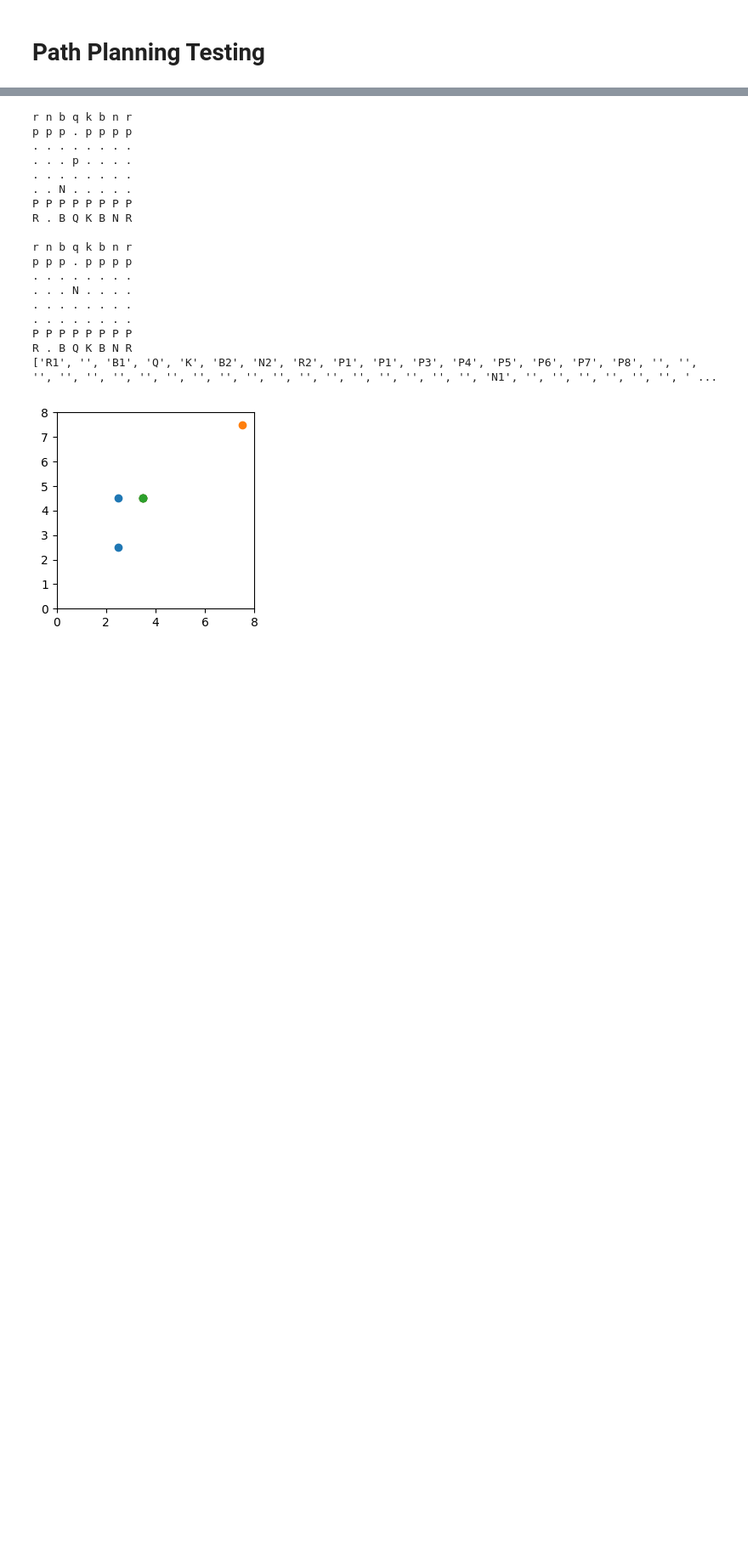
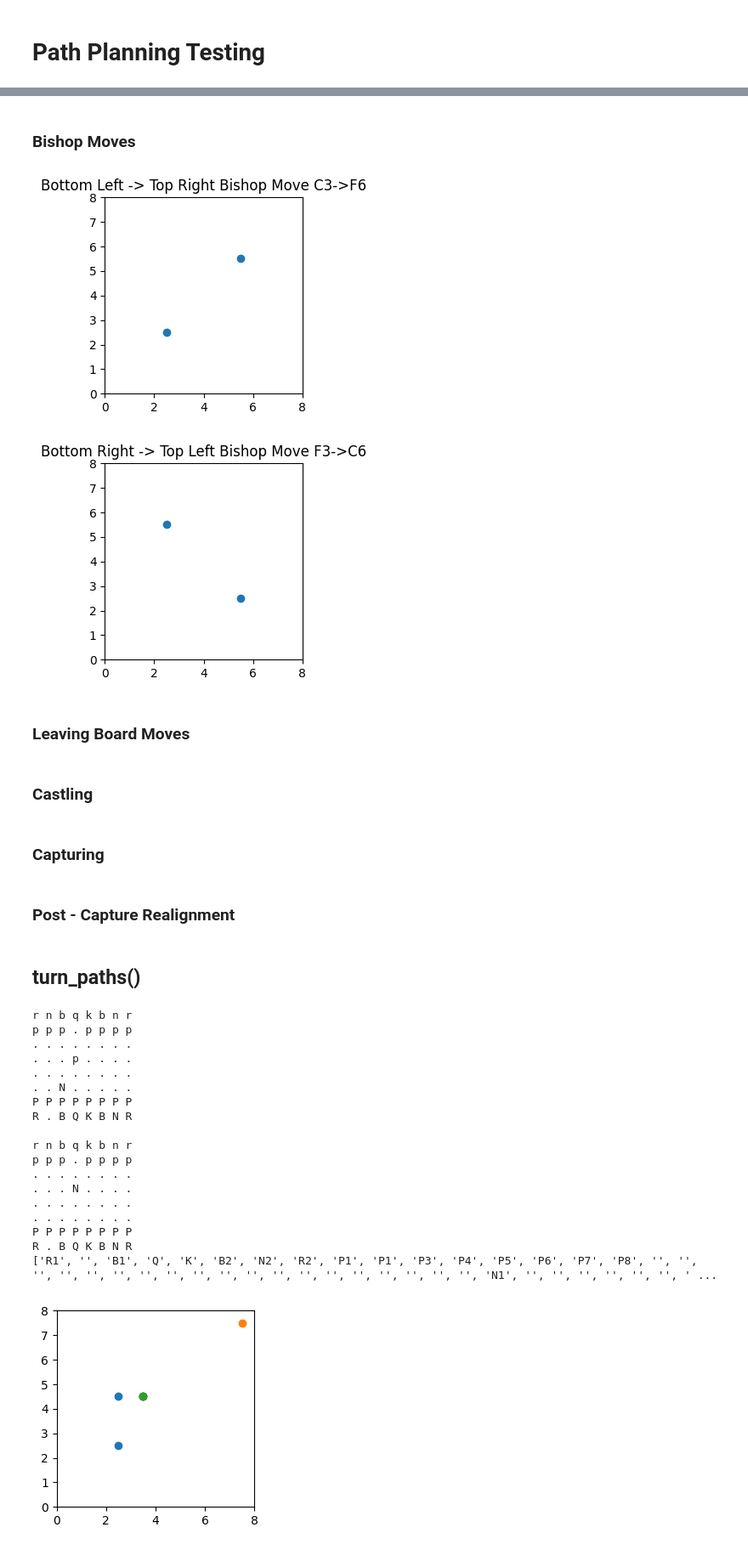
Before and after one commit to Therinzine/arc-wizard-chess, a Jupyter notebook: Fall 2023/PathPlanning/testing.ipynb, the cells around one changed output, grey strips where cells are left out. Shown at 85% size. Saved outputs shown, nothing was run; the diff lists cells and outputs as text; code cells hidden in the pictures; blank space fills up the shorter version.

```diff
--- a/Fall 2023/PathPlanning/testing.ipynb
+++ b/Fall 2023/PathPlanning/testing.ipynb
@@ -27,3 +41,21 @@ AttributeError: 'tuple' object has no attribute 'point'
+# %% [markdown]
+### Bishop Moves
+# %%
+plot_points(planner.single_path(chess.C3, chess.F6), "Bottom Left -> Top Right Bishop Move C3->F6")
+plot_points(planner.single_path(chess.F3, chess.C6), "Bottom Right -> Top Left Bishop Move F3->C6")
+# %% [output]
+[figure, added]
+[figure, added]
+# %% [markdown]
+### Leaving Board Moves
+# %% [markdown]
+### Castling
+# %% [markdown]
+### Capturing
+# %% [markdown]
+### Post - Capture Realignment
+# %% [markdown]
+## turn_paths()
 # %%
 board.push(chess.Move.from_uci('b1c3'))
 board.push(chess.Move.from_uci('d7d5'))
```
Also changed, not shown: parts of 7 cells of this notebook.
